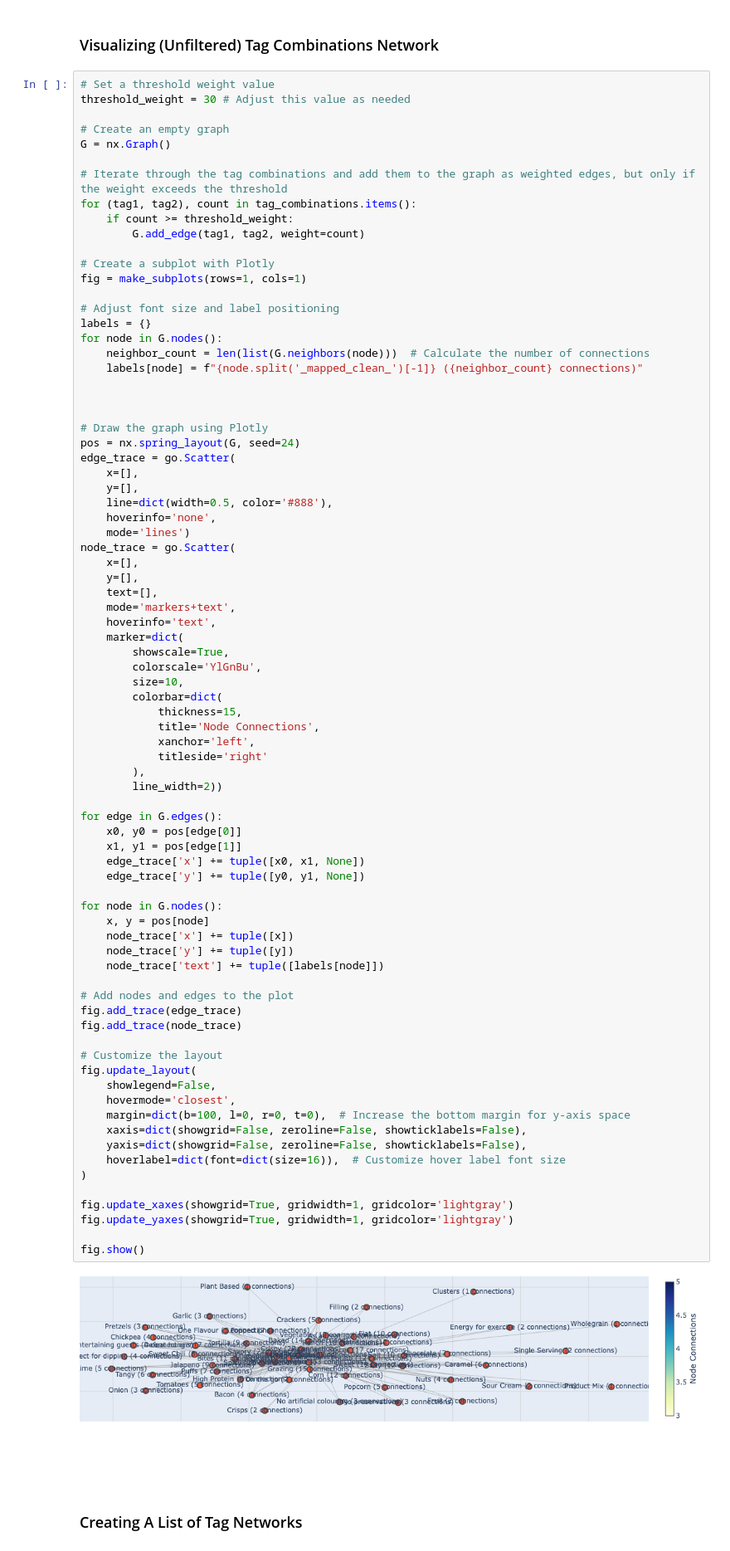
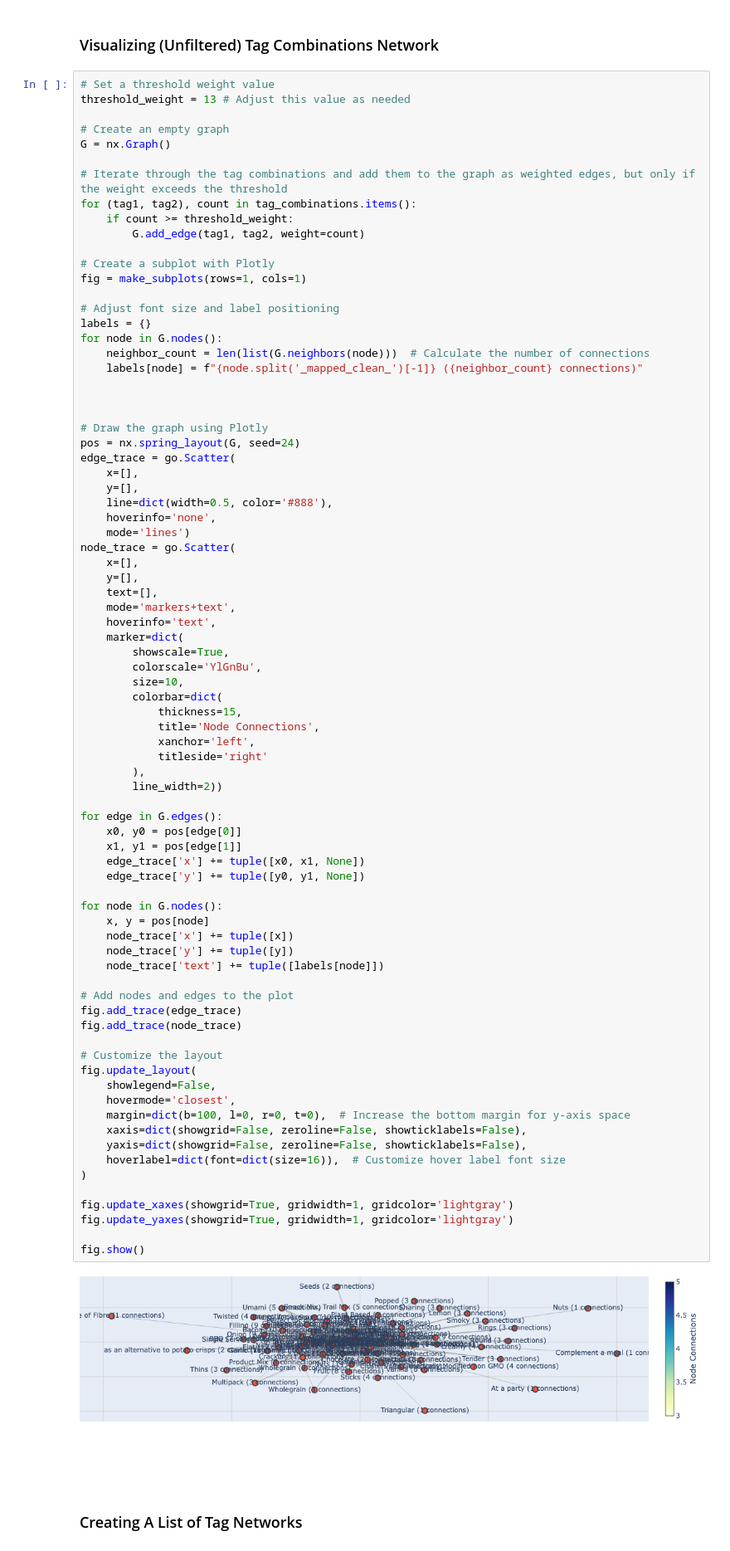
Before and after one commit to kjucaitis/concepttagging, a Jupyter notebook: input_features.ipynb, the cells around one changed output. Shown at 83% size. Drawn from its saved outputs; the diff is of its cells as text.

```diff
--- a/input_features.ipynb
+++ b/input_features.ipynb
@@ -133,7 +133,7 @@ Tag combinations saved to 'tag_combinations.txt'
 ### Visualizing (Unfiltered) Tag Combinations Network
 # %%
 # Set a threshold weight value
-threshold_weight = 30 # Adjust this value as needed
+threshold_weight = 13 # Adjust this value as needed
 
 # Create an empty graph
 G = nx.Graph()
@@ -184,34 +184,34 @@ for edge in G.edges():
     x0, y0 = pos[edge[0]]
     x1, y1 = pos[edge[1]]
     edge_trace['x'] += tuple([x0, x1, None])
     edge_trace['y'] += tuple([y0, y1, None])
 
 for node in G.nodes():
     x, y = pos[node]
     node_trace['x'] += tuple([x])
     node_trace['y'] += tuple([y])
     node_trace['text'] += tuple([labels[node]])
 
 # Add nodes and edges to the plot
 fig.add_trace(edge_trace)
 fig.add_trace(node_trace)
 
 # Customize the layout
 fig.update_layout(
     showlegend=False,
     hovermode='closest',
     margin=dict(b=100, l=0, r=0, t=0),  # Increase the bottom margin for y-axis space
     xaxis=dict(showgrid=False, zeroline=False, showticklabels=False),
     yaxis=dict(showgrid=False, zeroline=False, showticklabels=False),
     hoverlabel=dict(font=dict(size=16)),  # Customize hover label font size
 )
 
 fig.update_xaxes(showgrid=True, gridwidth=1, gridcolor='lightgray')
 fig.update_yaxes(showgrid=True, gridwidth=1, gridcolor='lightgray')
 
 fig.show()
 # %% [output]
-[figure, old version]
+[figure, new version]
 # %% [markdown]
 ### Creating A List of Tag Networks
 # %%
```
Also changed, not shown: parts of 7 cells of this notebook, 18 other files.
